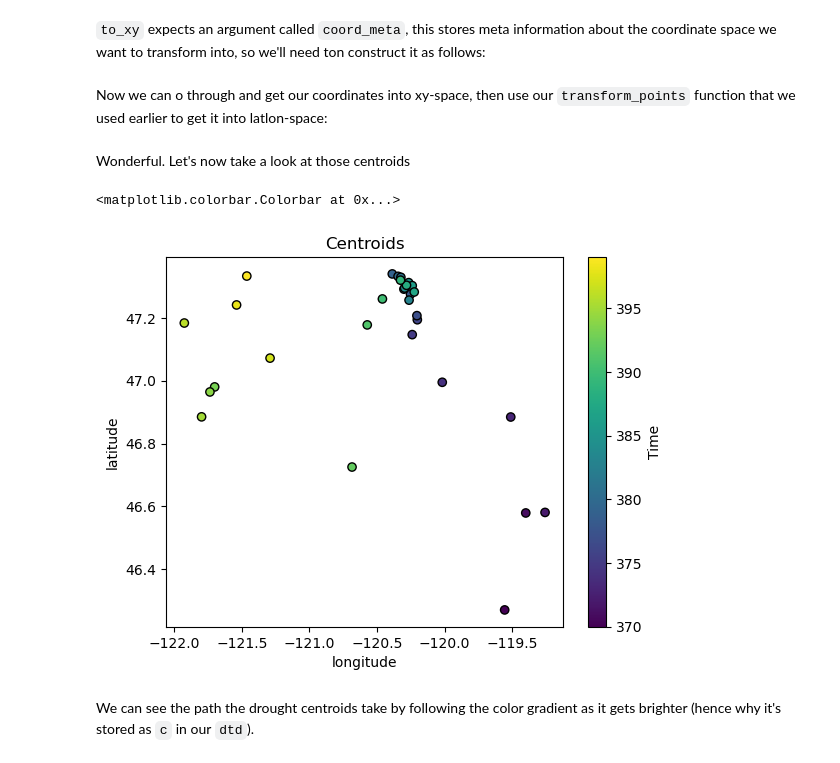
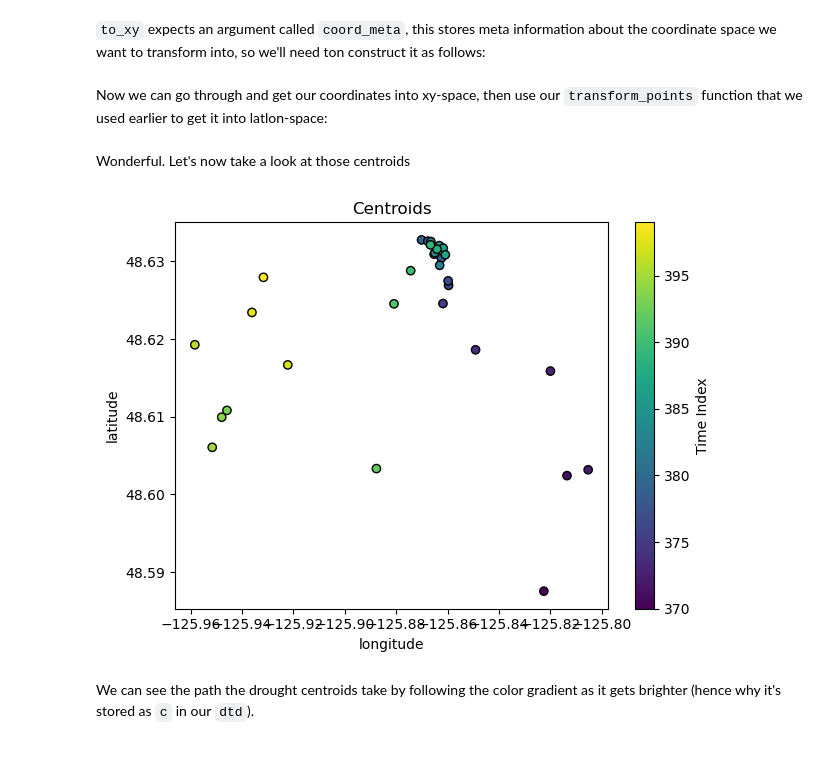
Before and after one commit to UW-Hydro/drought_impact, a Jupyter notebook: notebooks/tutorial/tutorial.ipynb, the cells around one changed output. Saved outputs shown, nothing was run; the diff lists cells and outputs as text; code cells hidden in the pictures.

Commit message:
Cleanup and addressing issue in tutorial of centroids not lining up from extract_drought_tracks by adding a hidden _to_* to convert from index to coordinate space in the way that it prefers

```diff
--- a/notebooks/tutorial/tutorial.ipynb
+++ b/notebooks/tutorial/tutorial.ipynb
@@ -266,0 +276,2 @@ If you do not do this step, then you will have all the possible paths, which inc
+# %%
+spi180d_dtd = dnw.remove_singulars(spi180d_dtd)
@@ -367,7 +409,7 @@ print(lat, lon)
 # %% [markdown]
 Let's now plot these across the landscape
 # %%
-track_index = 10
+track_index = 6
 
 x = spi180d_dtd['x'][track_index]
 y = spi180d_dtd['y'][track_index]
@@ -442,7 +484,7 @@ x_spacing = np.abs(x_all[1] - x_all[0])
 
 coord_meta = (y_min, y_max, y_spacing, x_min, x_max, x_spacing)
 # %% [markdown]
-Now we can o through and get our coordinates into xy-space, then use our `transform_points` function that we used earlier to get it into latlon-space:
+Now we can go through and get our coordinates into xy-space, then use our `transform_points` function that we used earlier to get it into latlon-space:
 # %%
 de_xy = [[dnw.to_xy(coord, coord_meta) for coord in drought_event.coords] for drought_event in drought_events]
 de_xy = [np.array(de) for de in de_xy]
@@ -452,19 +494,20 @@ Wonderful. Let's now take a look at those centroids
 # %%
 fig, ax = plt.subplots()
 
 ax.scatter(lon, lat, c=spi180d_dtd['c'][track_index], edgecolor='k')
 
 cmap = plt.cm.get_cmap('viridis')
 norm = mpl.colors.Normalize(vmin=timeline[0], vmax=timeline[-1])
 
 ax.set_ylabel('latitude')
 ax.set_xlabel('longitude')
 ax.set_title('Centroids')
 
-fig.colorbar(mpl.cm.ScalarMappable(norm=norm, cmap=cmap), label='Time')
+fig.colorbar(mpl.cm.ScalarMappable(norm=norm, cmap=cmap), label='Time Index')
+
+plt.tight_layout()
 # %% [output]
-<matplotlib.colorbar.Colorbar at 0x...>
-[figure, old version]
+[figure, new version]
 # %% [markdown]
 We can see the path the drought centroids take by following the color gradient as it gets brighter (hence why it's stored as `c` in our `dtd`).
 # %% [markdown]
```
Also changed, not shown: parts of 12 cells of this notebook, 27 other files.
